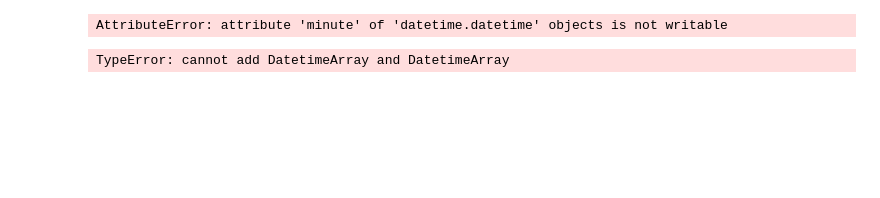
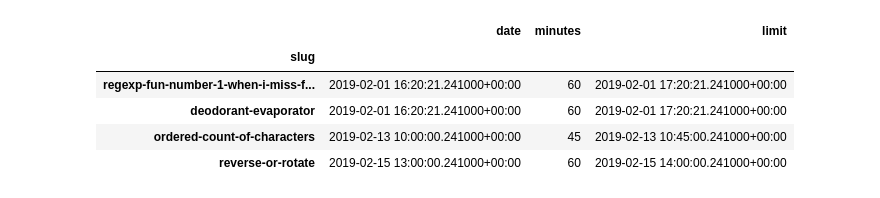
Before and after one commit to agalvezcorell/codewars-kata-student-correction-ih, a Jupyter notebook: codewars-kata-student-list.ipynb, the cells around one changed output. Drawn from its saved outputs; the diff is of its cells as text; code cells hidden in the pictures; blank space fills up the shorter version.

```diff
--- a/codewars-kata-student-list.ipynb
+++ b/codewars-kata-student-list.ipynb
@@ -57,20 +43,17 @@ timelines
-# %%
-t = pd.Timestamp(2017, 1, 1, 12)
-t.minute += 45
-t
-# %% [output]
-AttributeError: attribute 'minute' of 'datetime.datetime' objects is not writable
-# %%
-katas['minutes2'] = katas.date + katas.date
-'''
-katas['C'] = pd.to_datetime(katas.date) + pd.to_timedelta(
-              np.where(katas.minutes > 20, 20, np.nan), unit='m')
-katas['C'] = pd.to_datetime(katas.date) + pd.to_timedelta(
-           np.where(katas.minutes > 0, katas.minutes, np.nan), unit='m')
-            '''
-katas.head()
-# %% [output]
-TypeError: cannot add DatetimeArray and DatetimeArray
+# %%
+
+# add minutes to each row combining 2 columns
+katas['limit'] = katas.apply(lambda row: row['date'] + pd.Timedelta(minutes=row['minutes']), axis=1)
+katas.limit = pd.to_datetime(katas.limit,infer_datetime_format=True)
+katas.dtypes
+katas.head()
+# %% [output]
+|  | date | minutes | limit |
+| slug |  |  |  |
+| regexp-fun-number-1-when-i-miss-f... | 2019-02-01 16:20:21.241000+00:00 | 60 | 2019-02-01 17:20:21.241000+00:00 |
+| deodorant-evaporator | 2019-02-01 16:20:21.241000+00:00 | 60 | 2019-02-01 17:20:21.241000+00:00 |
+| ordered-count-of-characters | 2019-02-13 10:00:00.241000+00:00 | 45 | 2019-02-13 10:45:00.241000+00:00 |
+| reverse-or-rotate | 2019-02-15 13:00:00.241000+00:00 | 60 | 2019-02-15 14:00:00.241000+00:00 |
 # %%
 df = pd.DataFrame(index=students.index, columns=katas.index)
 df.head()
```
Also changed, not shown: parts of 12 cells of this notebook, 1 other file.
